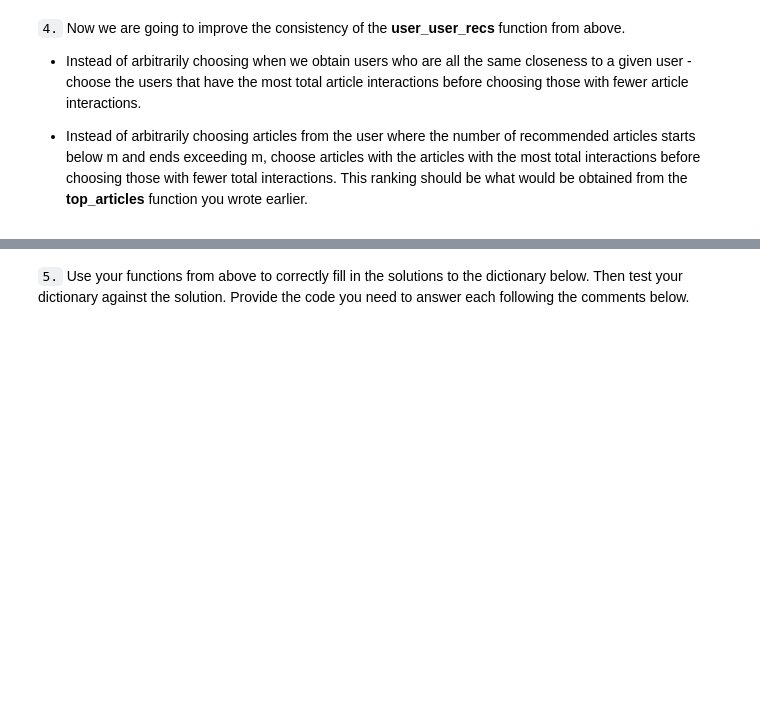
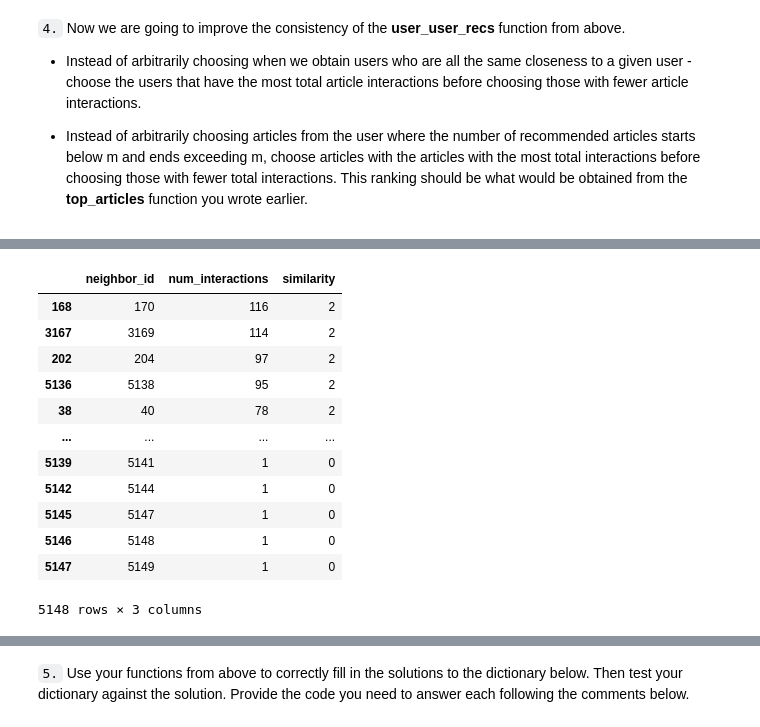
Before and after one commit to LourensWalters/data-science, a Jupyter notebook: notebooks/recommendation-engine/Recommendations_with_IBM.ipynb, the cells around one changed output, grey strips where cells are left out. Drawn from its saved outputs; the diff is of its cells as text; code cells hidden in the pictures; blank space fills up the shorter version.

```diff
--- a/notebooks/recommendation-engine/Recommendations_with_IBM.ipynb
+++ b/notebooks/recommendation-engine/Recommendations_with_IBM.ipynb
@@ -784,0 +843,19 @@ def user_user_recs_part2(user_id, m=10):
+# %%
+user_id = 20
+neighbors_df = get_top_sorted_users(user_id)
+# %%
+neighbors_df
+# %% [output]
+|  | neighbor_id | num_interactions | similarity |
+| 168 | 170 | 116 | 2 |
+| 3167 | 3169 | 114 | 2 |
+| 202 | 204 | 97 | 2 |
+| 5136 | 5138 | 95 | 2 |
+| 38 | 40 | 78 | 2 |
+| ... | ... | ... | ... |
+| 5139 | 5141 | 1 | 0 |
+| 5142 | 5144 | 1 | 0 |
+| 5145 | 5147 | 1 | 0 |
+| 5146 | 5148 | 1 | 0 |
+| 5147 | 5149 | 1 | 0 |
+5148 rows × 3 columns
```
Also changed, not shown: parts of 16 cells of this notebook.
